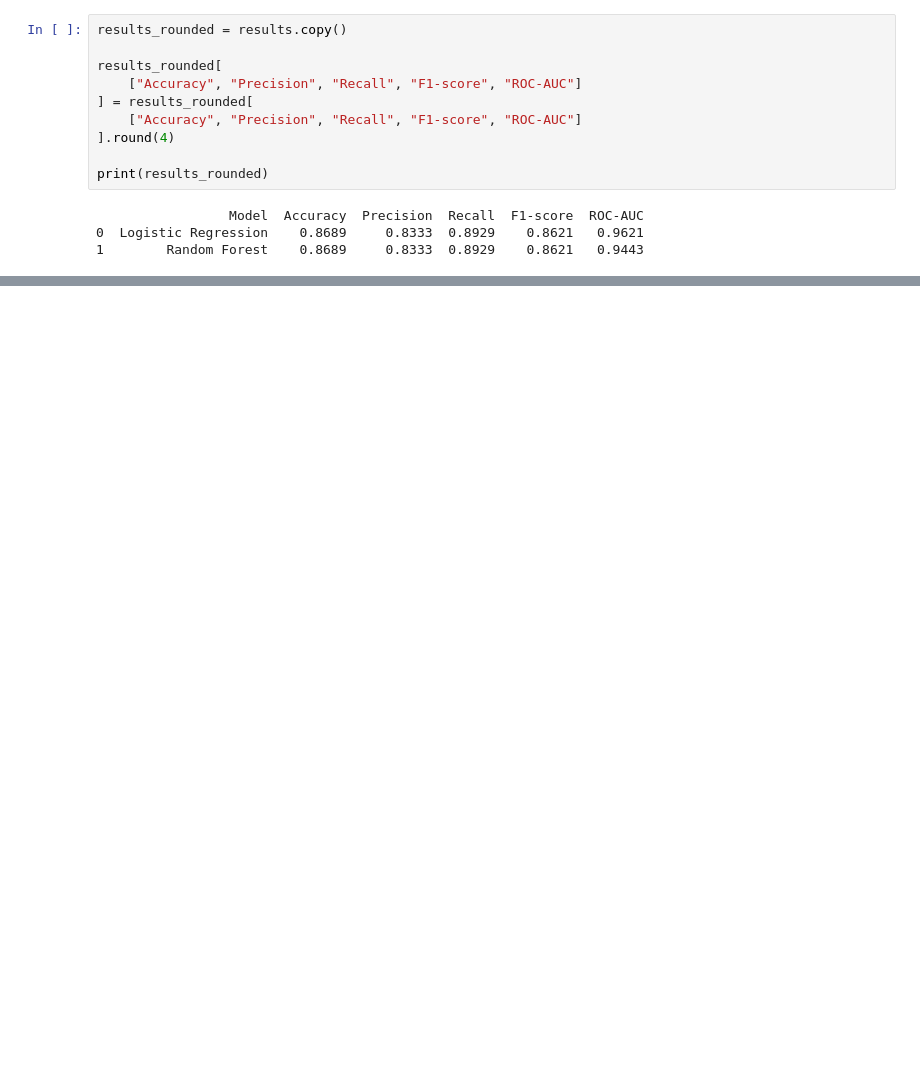
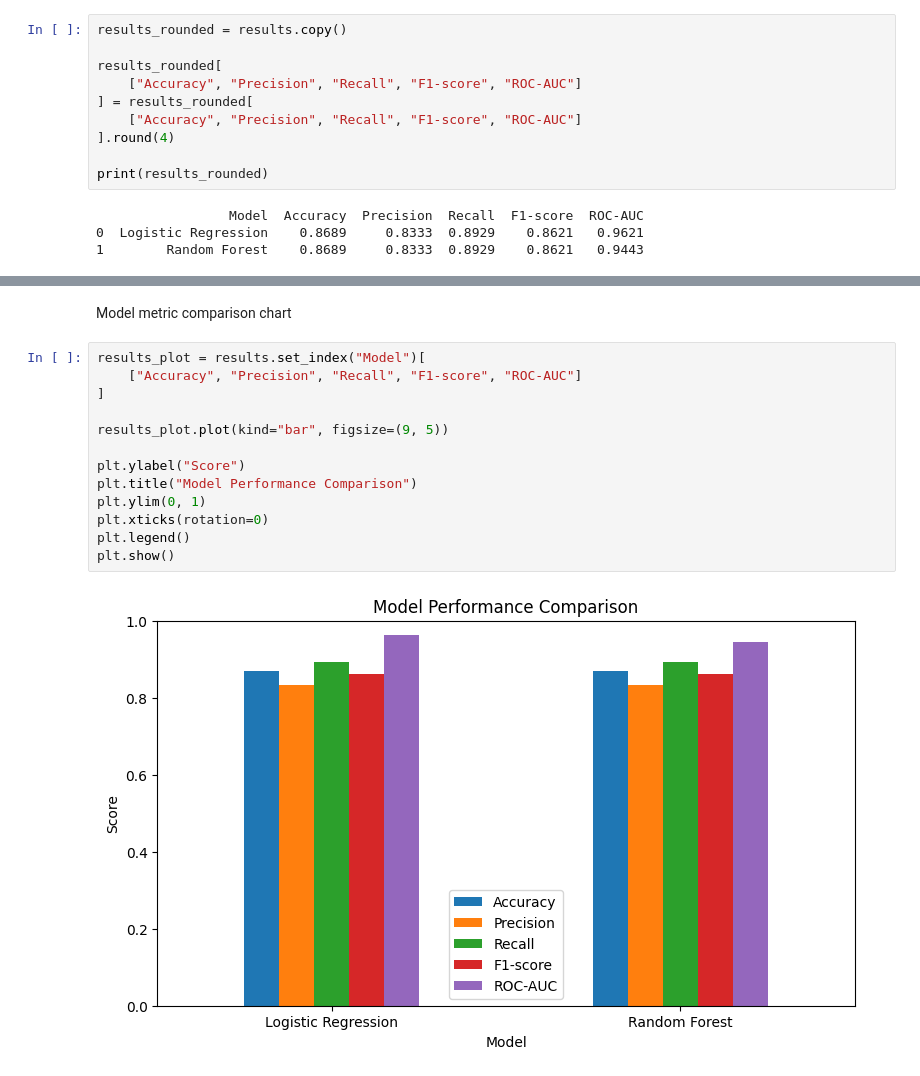
Before and after one commit to G-Varghese/Heart_Disease_AI, a Jupyter notebook: notebooks/01_heart_disease_analysis.ipynb, the cells around one changed output, grey strips where cells are left out. Saved outputs shown, nothing was run; the diff lists cells and outputs as text; blank space fills up the shorter version.

```diff
--- a/notebooks/01_dataset_preprocessing.ipynb
+++ b/notebooks/01_heart_disease_analysis.ipynb
@@ -1160,0 +1209,17 @@ print(results_rounded)
+# %% [markdown]
+Model metric comparison chart
+# %%
+results_plot = results.set_index("Model")[
+    ["Accuracy", "Precision", "Recall", "F1-score", "ROC-AUC"]
+]
+
+results_plot.plot(kind="bar", figsize=(9, 5))
+
+plt.ylabel("Score")
+plt.title("Model Performance Comparison")
+plt.ylim(0, 1)
+plt.xticks(rotation=0)
+plt.legend()
+plt.show()
+# %% [output]
+[figure, added]
```
Also changed, not shown: parts of 5 cells of this notebook, 11 other files.
